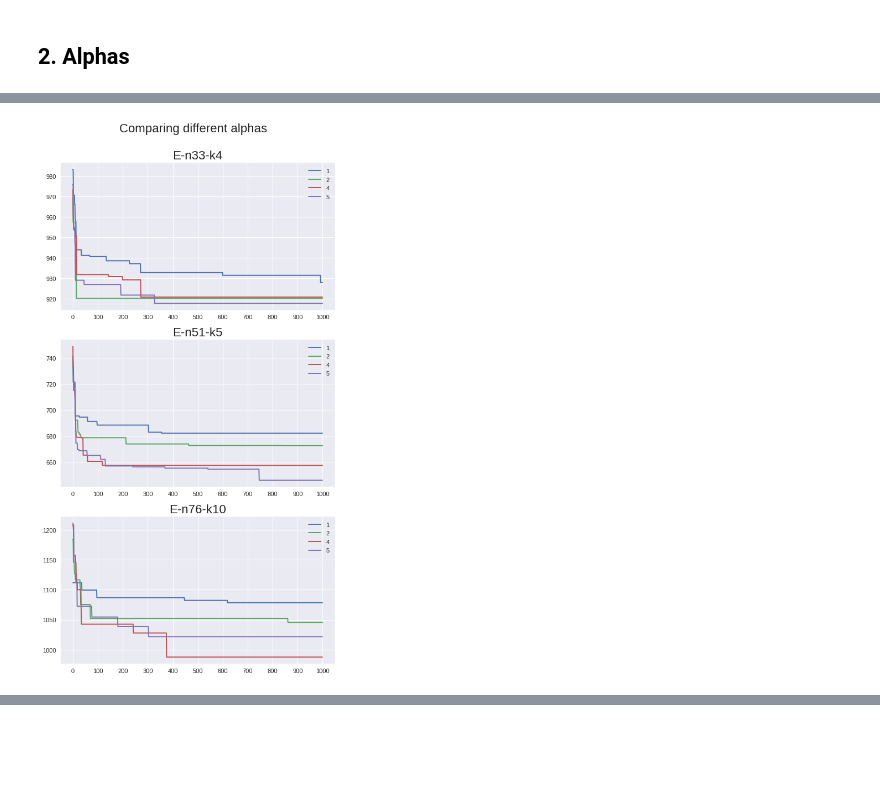
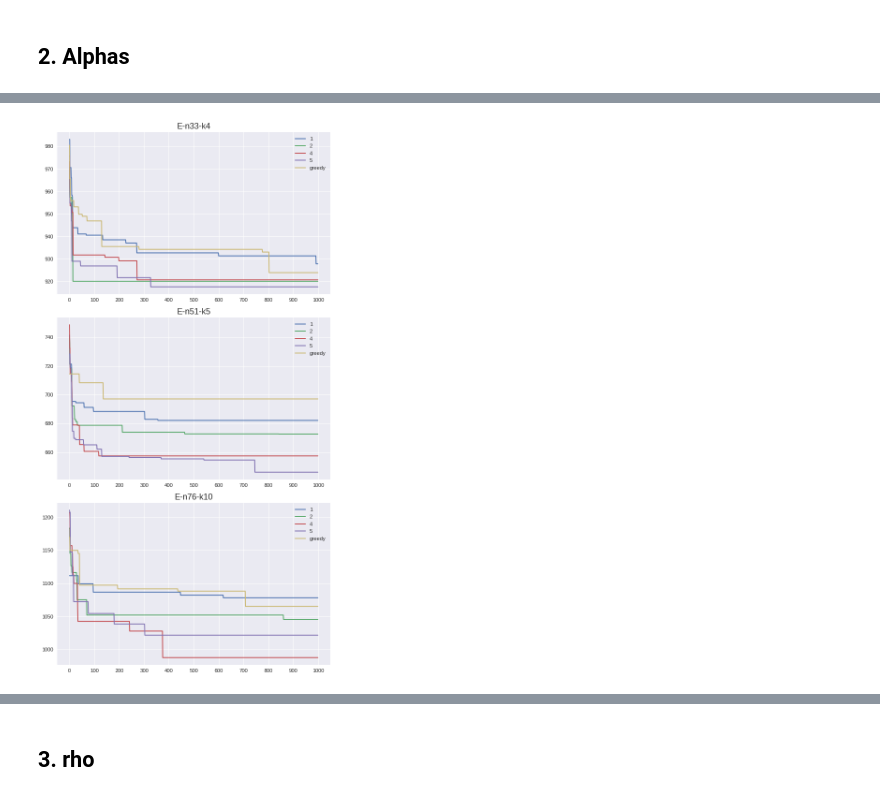
Before and after one commit to alcaster/CVRP_ACO, a Jupyter notebook: Plot.ipynb, the cells around one changed output, grey strips where cells are left out. Saved outputs shown, nothing was run; the diff lists cells and outputs as text; code cells hidden in the pictures; blank space fills up the shorter version.

Commit message:
Fix bug in candidate list. Fix bug in timing in tests. Add more plots in notebook

```diff
--- a/Plot.ipynb
+++ b/Plot.ipynb
@@ -53,11 +73,16 @@ def best_score_from_history(arr: np.ndarray) -> List[float]:
 @dataclass
 class Task:
     data: np.ndarray
+    greedy_data: np.ndarray
     name: str
 # %% [output]
 [interactive output not drawn]
 # %%
-tasks = [Task(d_33, "E-n33-k4"), Task(d_51, "E-n51-k5"), Task(d_76, "E-n76-k10")]
+tasks = [
+    Task(d_33, dg_33, "E-n33-k4"),
+    Task(d_51, dg_51, "E-n51-k5"),
+    Task(d_76, dg_76, "E-n76-k10"),
+]
 # %% [output]
 [interactive output not drawn]
 # %% [markdown]
@@ -69,21 +94,23 @@ case1 = [("baseline", n, 2, 0.25) for n in n_ants]
 # %% [output]
 [interactive output not drawn]
 # %%
-# with plt.style.context("ggplot"):
 fig, (ax1, ax2, ax3) = plt.subplots(
     3, figsize=(8, 15), dpi=80, facecolor="w", edgecolor="k"
 )
 axes = [ax1, ax2, ax3]
-for case in case1:
-    for task, ax in zip(tasks, axes):
+
+for task, ax in zip(tasks, axes):
+    for case in case1:
         curr_data = best_score_from_history(task.data[case][1])
         ax.plot(curr_data, label=str(case[1]))
-        ax.legend(loc="upper right")
-        ax.xaxis.set_ticks(np.arange(0, len(curr_data) + 1, 100))
-        ax.set_title(task.name, fontsize=20)
+    greedy_data = best_score_from_history(task.greedy_data[1])
+    ax.plot(greedy_data, label="greedy")
 
-fig.suptitle("Comparing different number of ants", fontsize=20, y=0.95)
-# fig.title("Comparing different number of ants")
+    ax.legend(loc="upper right")
+    ax.xaxis.set_ticks(np.arange(0, len(curr_data) + 1, 100))
+    ax.set_title(task.name, fontsize=16)
 
-fig.savefig("ants_baseline.png", dpi=fig.dpi)
+fig.tight_layout()
+# fig.suptitle("Comparing different number of ants", fontsize=20, y=0.95)
+fig.savefig("number-of-ants.svg", dpi=fig.dpi)
 # %% [output]
@@ -98,20 +125,24 @@ case2 = [("baseline", 20, n, 0.25) for n in alphas]
 # %%
 fig, (ax1, ax2, ax3) = plt.subplots(
     3, figsize=(8, 15), dpi=80, facecolor="w", edgecolor="k"
 )
 axes = [ax1, ax2, ax3]
-for case in case2:
-    for task, ax in zip(tasks, axes):
+for task, ax in zip(tasks, axes):
+    for case in case2:
         curr_data = best_score_from_history(task.data[case][1])
         ax.plot(curr_data, label=str(case[2]))
-        ax.legend(loc="upper right")
-        ax.xaxis.set_ticks(np.arange(0, len(curr_data) + 1, 100))
-        ax.set_title(task.name, fontsize=20)
 
-fig.suptitle("Comparing different alphas", fontsize=20, y=0.94)
-# fig.title("Comparing different number of ants")
+    greedy_data = best_score_from_history(task.greedy_data[1])
+    ax.plot(greedy_data, label="greedy")
+    ax.legend(loc="upper right")
+    ax.xaxis.set_ticks(np.arange(0, len(curr_data) + 1, 100))
+    ax.set_title(task.name, fontsize=16)
 
-fig.savefig("alphas.png", dpi=fig.dpi)
+fig.tight_layout()
+# fig.suptitle("Comparing different alphas", fontsize=20, y=0.94)
+fig.savefig("alphas.svg", dpi=fig.dpi)
 # %% [output]
-[figure, old version]
+[figure, new version]
 [interactive output not drawn]
+# %% [markdown]
+## 3. rho
```
Also changed, not shown: parts of 15 cells of this notebook, 2 other files.
